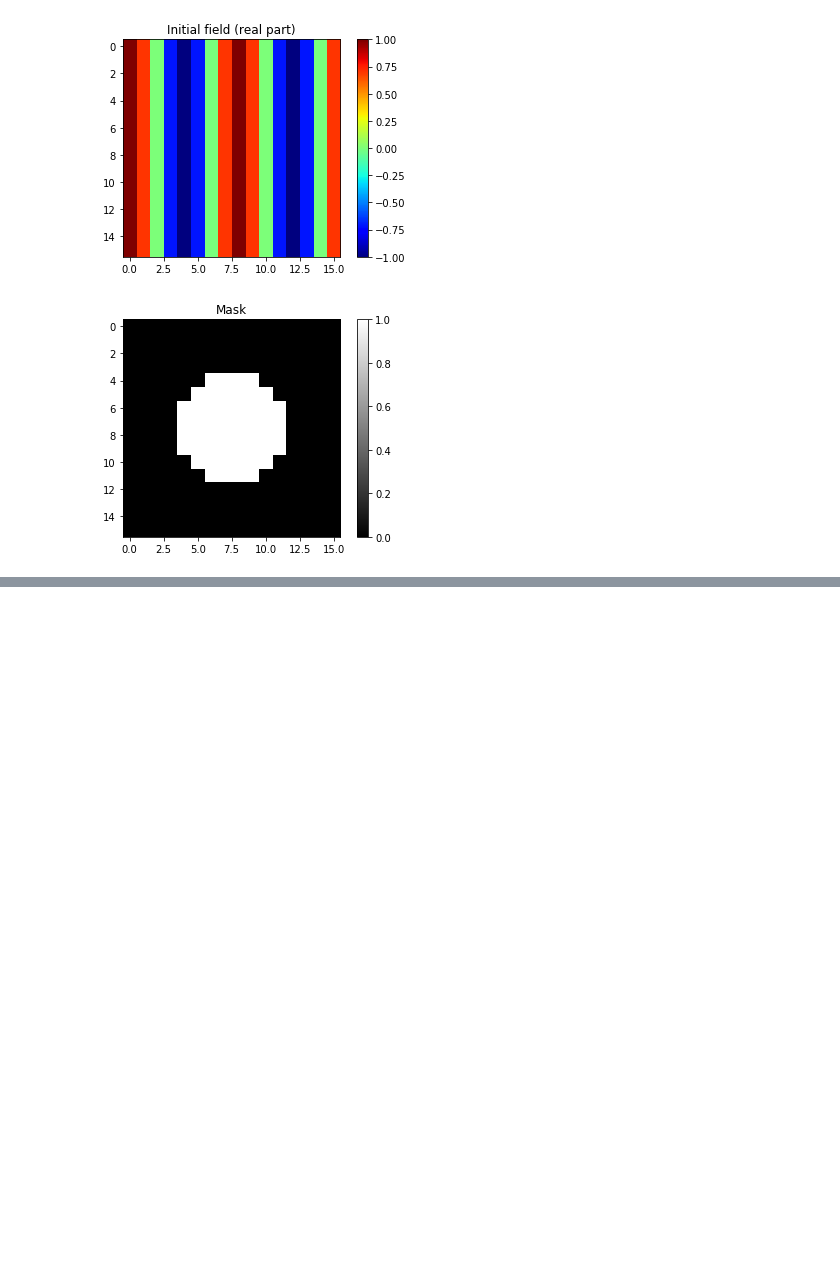
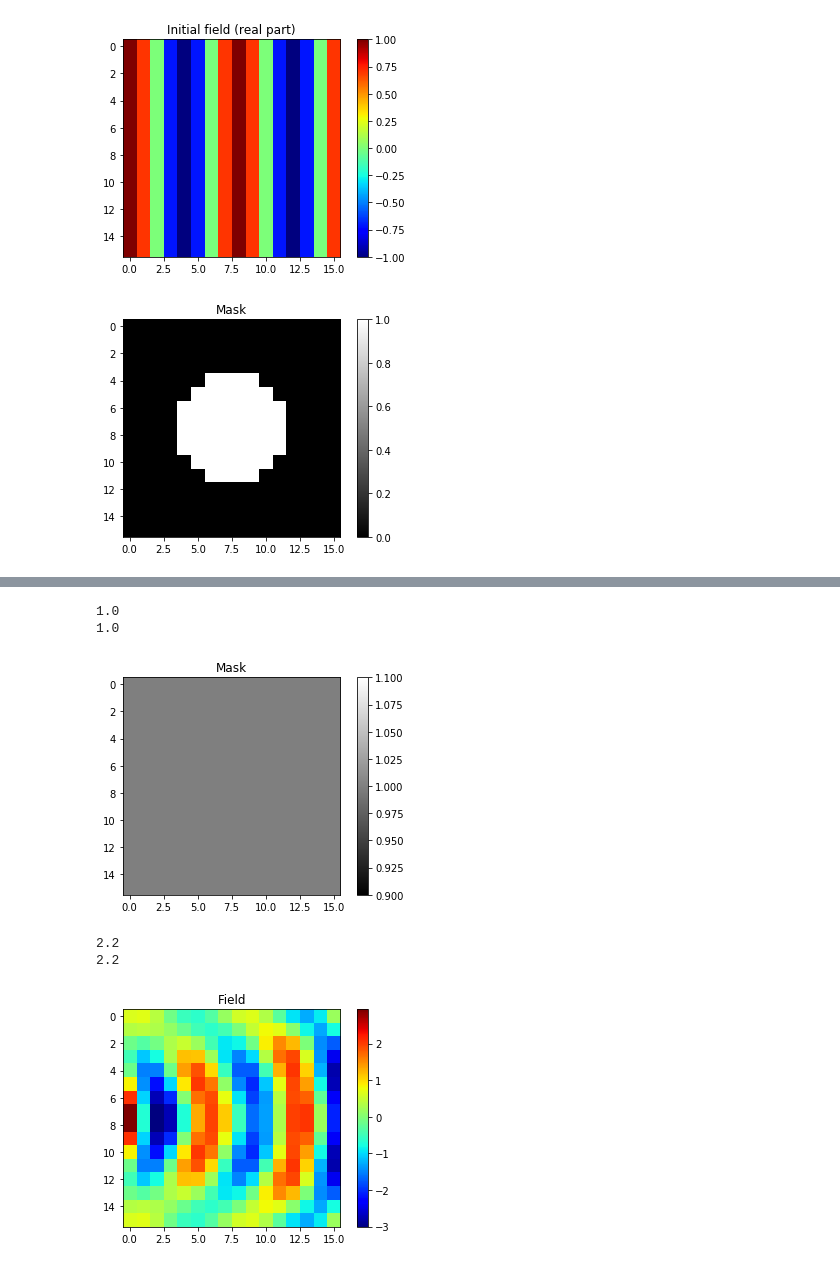
Before and after one commit to archilless/Minin, a Jupyter notebook: project.ipynb, the cells around one changed output, grey strips where cells are left out. Cells and saved outputs as stored; diff of their text form; code cells hidden in the pictures; blank space fills up the shorter version.

```diff
--- a/project.ipynb
+++ b/project.ipynb
@@ -197,3 +200,56 @@ solution_re, solution_im, solution_abs, solution_abs_mask = plot__solution_re_im
+# %%
+from scipy.optimize import minimize
+
+def penalty(x,p):
+    return np.sum(1-x**p-(1-x)**p)
+
+def objective(mask):
+    e0 = 2.25
+    #mask = np.round(mask.reshape((-1,1)))
+    mask = mask.reshape((-1,1))
+
+
+    eps = get_eps_from_mask(e0,mask).reshape((-1,1))
+
+    x, info = launch_solver(eps=eps, k=k)
+#     x_empty_ind = np.argwhere((-0.1<mask)*(mask<0.1))
+#     x_empty = x[x_empty_ind]
+    x_empty = x
+    if info != 0:
+        raise RuntimeError()
+    if x_empty.shape[0]!=0:
+        #print(np.max(x_empty.imag))
+        obj = -np.max(np.abs(x_empty))+penalty(mask,20)*0.0001
+    else:
+        obj = np.inf
+    #print(obj)
+    return obj
+#x0,info  = launch_solver(eps=eps, k=k)
+#mask = np.empty((size,size))
+mask[:,:]=1
+#mask[0,0]=0
+#mask = mask.astype(np.float)
+#print(mask)
+constr = ({'type': 'ineq', 'fun': lambda x: np.min(x)},
+          {'type': 'ineq', 'fun': lambda x: 1-np.max(x)})
+bns = tuple((0,1) for _ in range(size**2))
+sol = minimize(objective,mask,options={'maxiter': 6},bounds = bns)
+params = sol.x.reshape(-1,size)
+print(np.min(params))
+print(np.max(params))
+visualize(params,"Mask","gray")
+eps = get_eps_from_mask(2.2,params).reshape((-1,1))
+print(np.min(eps))
+print(np.max(eps))
+field, info = launch_solver(eps=eps, k=k)
+visualize(field.real.reshape(-1,size),"Field")
+# %% [output]
+1.0
+1.0
+[figure, added]
+2.2
+2.2
+[figure, added]
 # %%
 # import cvxpy as cvx
 
```
Also changed, not shown: parts of 5 cells of this notebook.
